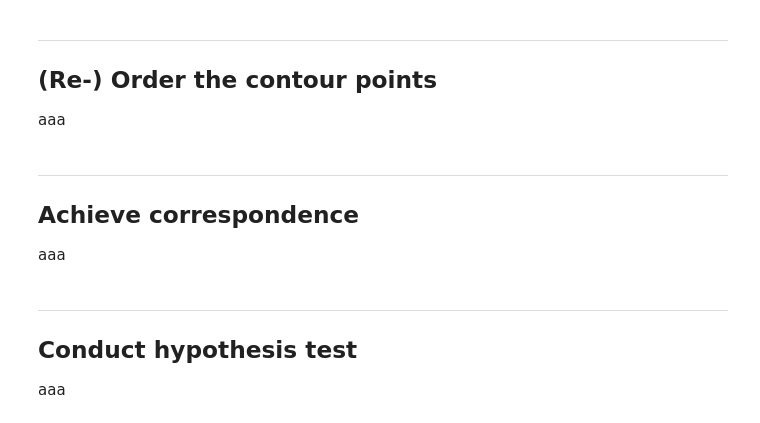
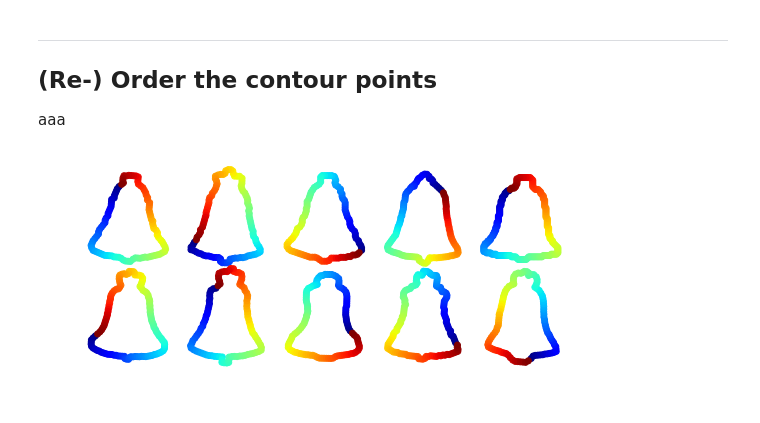
Before and after one commit to 0todd0000/lmfree2d, a Jupyter notebook: Notebooks/contours_massmv.ipynb, the cells around one changed output. Drawn from its saved outputs; the diff is of its cells as text; code cells hidden in the pictures.

```diff
--- a/Notebooks/contours_massmv.ipynb
+++ b/Notebooks/contours_massmv.ipynb
@@ -129,15 +178,13 @@ ___
 ## (Re-) Order the contour points
 
 aaa
-# %% [markdown]
-___
-
-## Achieve correspondence
-
-aaa
-# %% [markdown]
-___
-
-## Conduct hypothesis test
-
-aaa
+# %%
+r2 = lm.reorder_points(r1, optimum_order=True, ensure_clockwise=True)
+
+
+plt.figure(figsize=(10,4))
+ax = plt.axes()
+lm.plot_point_order(ax, r2)
+plt.show()
+# %% [output]
+[figure, added]
```
Also changed, not shown: parts of 20 cells of this notebook, 1 other file.
